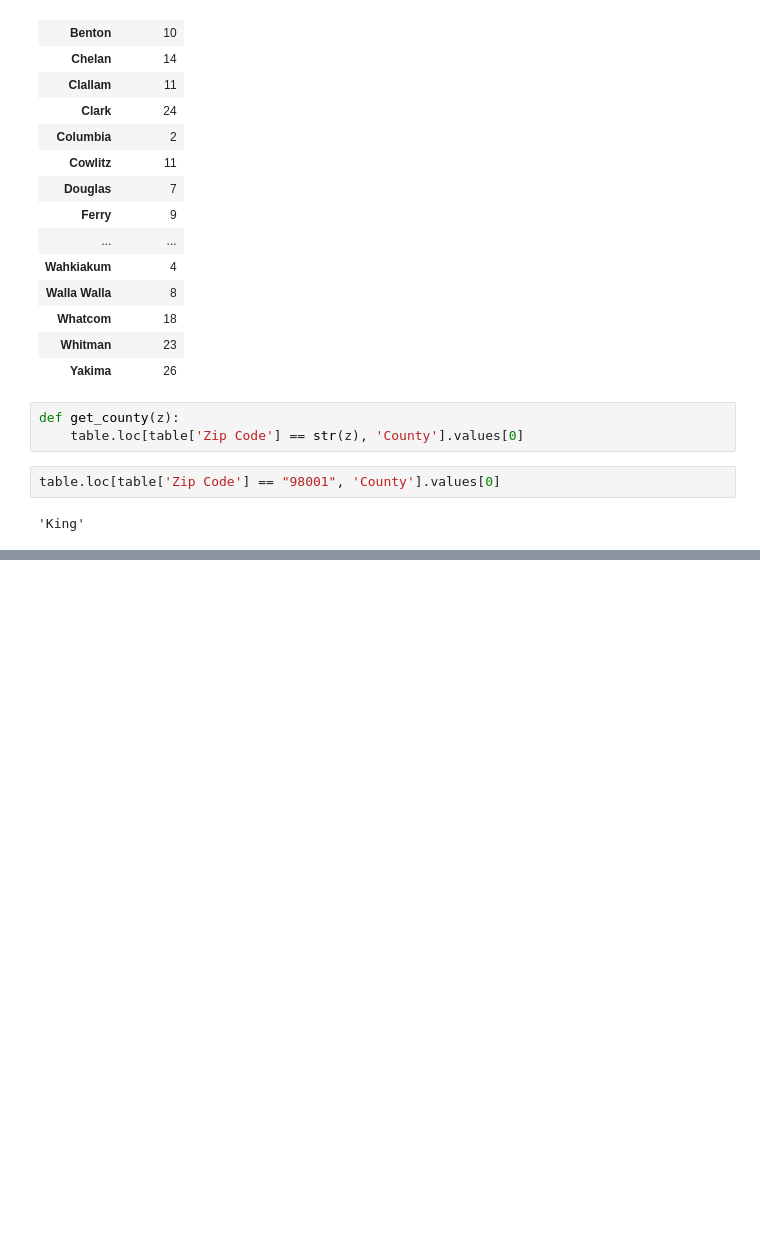
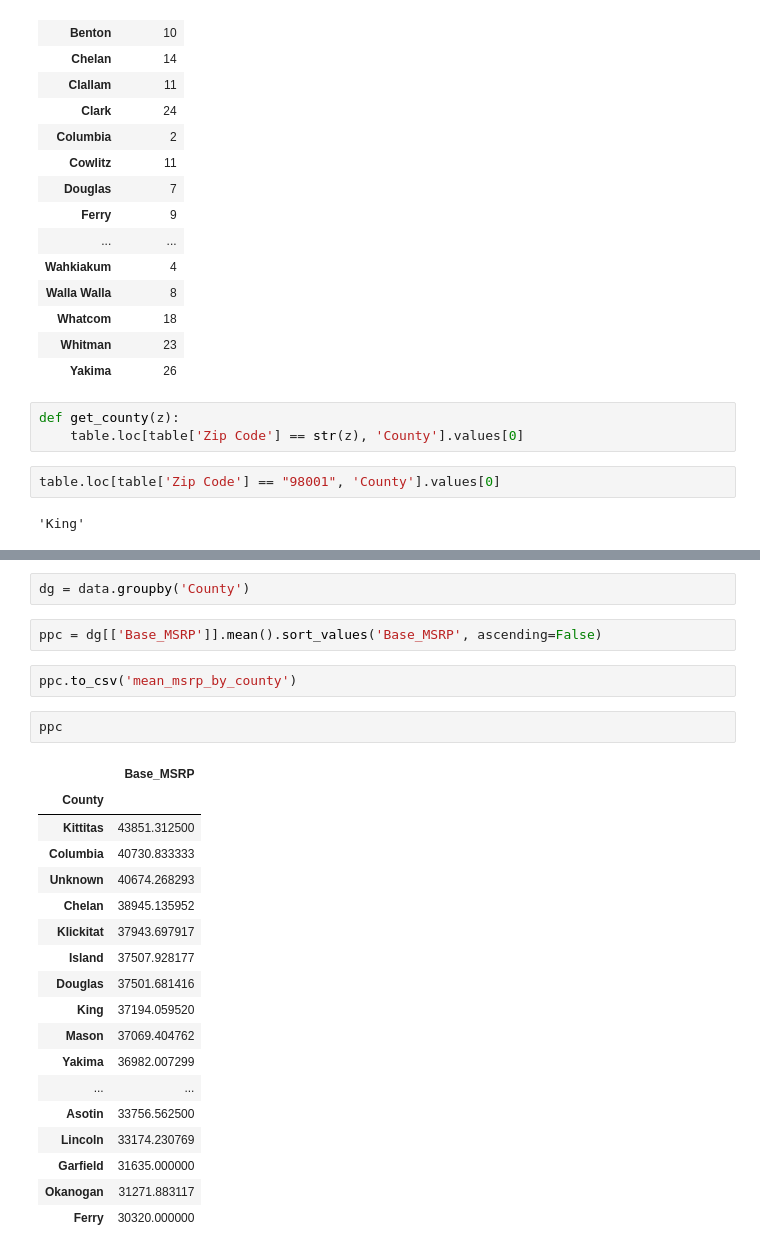
Before and after one commit to charlim26/Project-2-EV, a Jupyter notebook: Graph making.ipynb, the cells around one changed output, grey strips where cells are left out. Drawn from its saved outputs; the diff is of its cells as text; blank space fills up the shorter version.

```diff
--- a/Graph making.ipynb
+++ b/Graph making.ipynb
@@ -194,0 +244,27 @@ def get_county(z):
+# %%
+dg = data.groupby('County')
+# %%
+ppc = dg[['Base_MSRP']].mean().sort_values('Base_MSRP', ascending=False)
+# %%
+ppc.to_csv('mean_msrp_by_county')
+# %%
+ppc
+# %% [output]
+|  | Base_MSRP |
+| County |  |
+| Kittitas | 43851.312500 |
+| Columbia | 40730.833333 |
+| Unknown | 40674.268293 |
+| Chelan | 38945.135952 |
+| Klickitat | 37943.697917 |
+| Island | 37507.928177 |
+| Douglas | 37501.681416 |
+| King | 37194.059520 |
+| Mason | 37069.404762 |
+| Yakima | 36982.007299 |
+| ... | ... |
+| Asotin | 33756.562500 |
+| Lincoln | 33174.230769 |
+| Garfield | 31635.000000 |
+| Okanogan | 31271.883117 |
+| Ferry | 30320.000000 |
```
Also changed, not shown: parts of 13 cells of this notebook, 3 other files.
